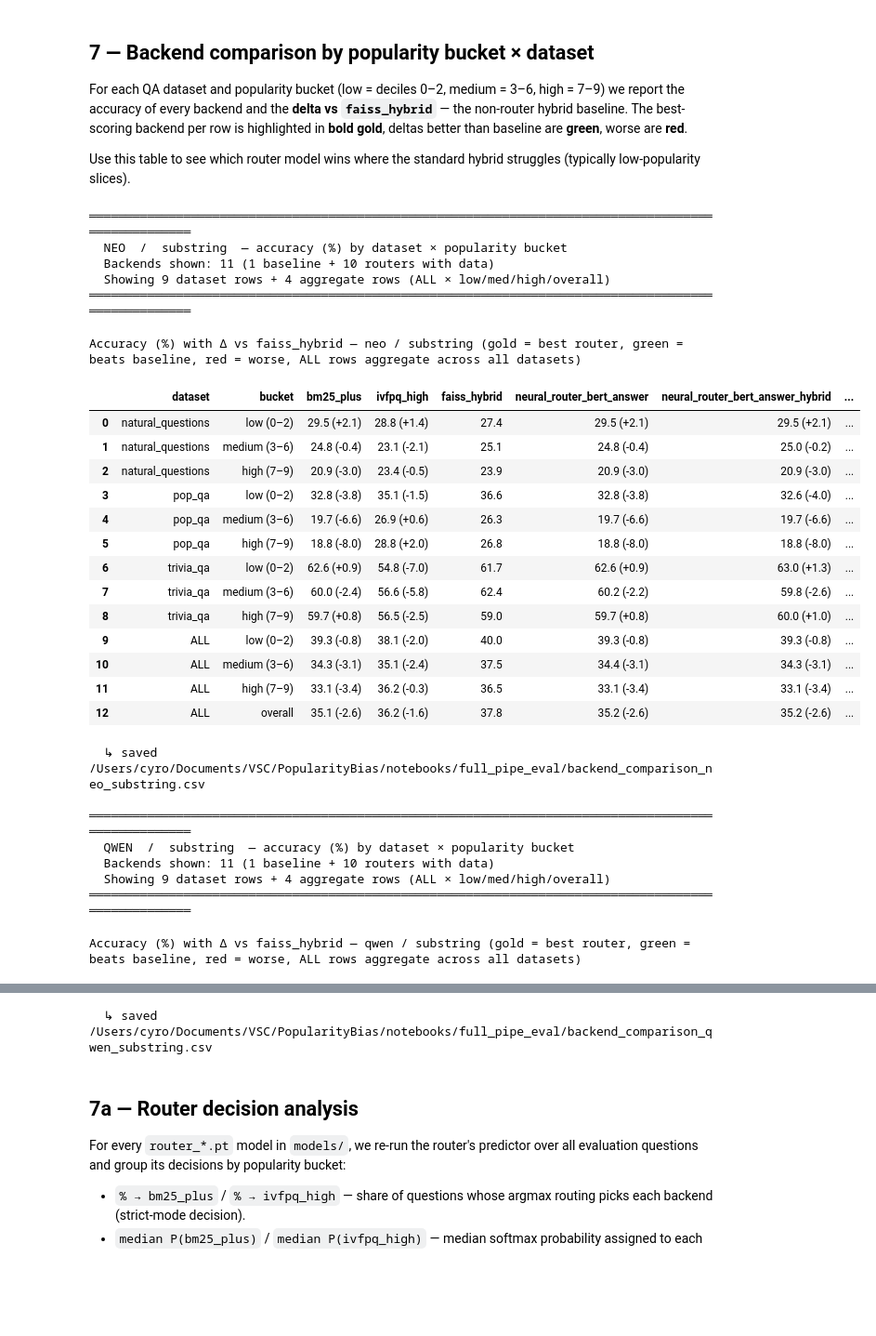
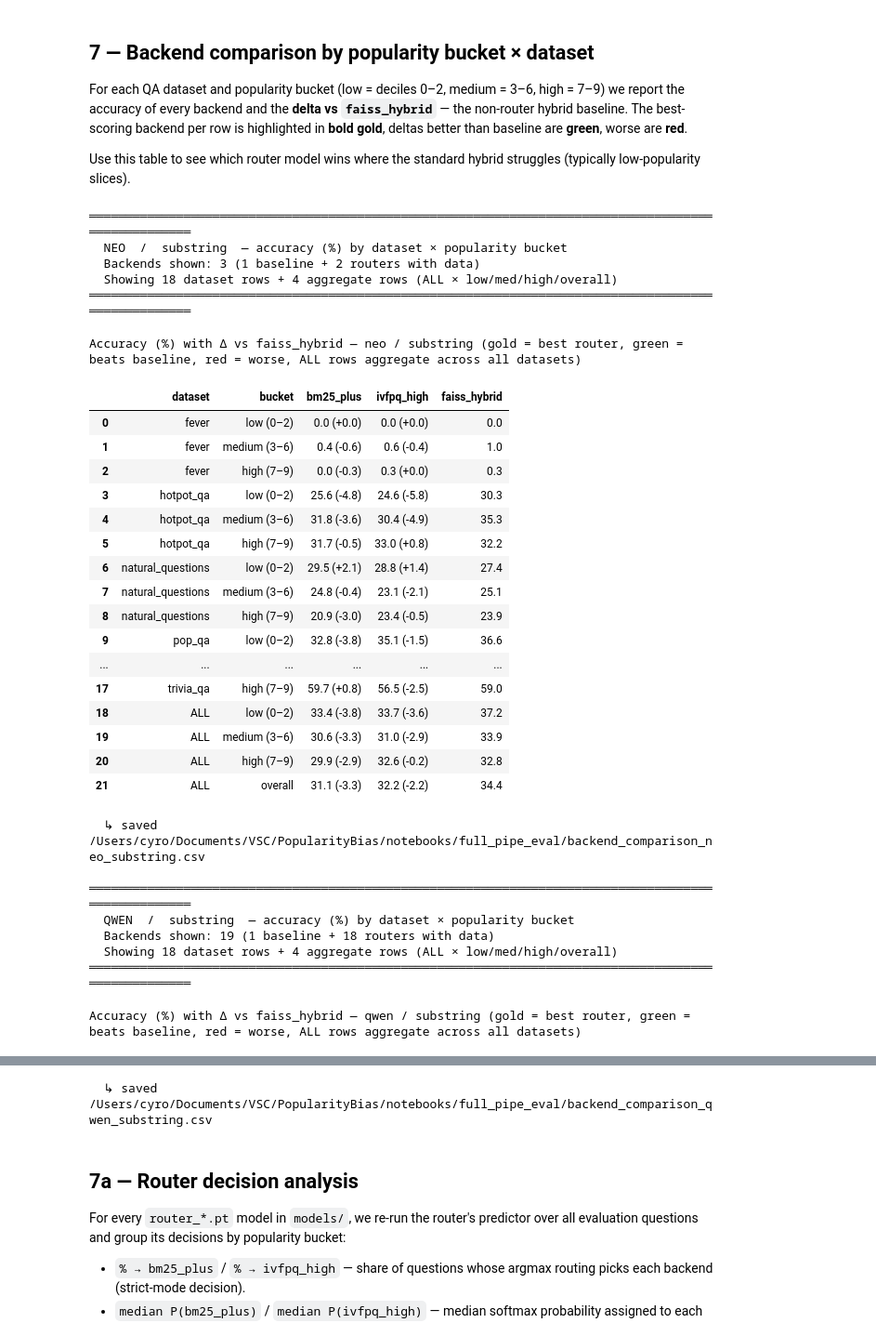
Before and after one commit to Cyro292/PopularityBias, a Jupyter notebook: notebooks/full_pipe_eval/03_popularity_bias.ipynb, the cells around one changed output, grey strips where cells are left out. Shown at 93% size. Saved outputs shown, nothing was run; the diff lists cells and outputs as text; code cells hidden in the pictures; blank space fills up the shorter version.

```diff
--- a/notebooks/full_pipe_eval/03_popularity_bias.ipynb
+++ b/notebooks/full_pipe_eval/03_popularity_bias.ipynb
@@ -560,9 +578,6 @@ def _weighted_acc(df_slice, backend, ctx):
 
 for ev in EVALUATOR_KEYS:
     df_ev = results_all[results_all["evaluator"] == ev].copy()
-    df_ev = df_ev[df_ev["dataset"] != "hotpot_qa"]
-    df_ev = df_ev[df_ev["dataset"] != "trex"]
-    df_ev = df_ev[df_ev["dataset"] != "fever"]
     if "dataset" not in df_ev.columns:
         print(f"No 'dataset' column — skipping {ev}")
         continue
@@ -679,54 +694,57 @@ for ev in EVALUATOR_KEYS:
             .set_properties(
                 **{"text-align": "center", "font-family": "monospace", "font-size": "11px"}
             )
             .set_table_styles([
                 {"selector": "caption",
                  "props": [("caption-side", "top"), ("font-weight", "bold"),
                            ("font-size", "13px"), ("padding", "8px")]},
                 {"selector": "th",
                  "props": [("font-size", "11px"), ("padding", "4px 6px"),
                            ("background-color", "#F9FAFB")]},
             ])
         )
 
         print(f"\n{'═' * 100}")
         print(f"  {llm.upper()}  /  {ev}  — accuracy (%) by dataset × popularity bucket")
         print(f"  Backends shown: {len(available_backends)} "
               f"(1 baseline + {len(routers)} routers with data)")
         print(f"  Showing {n_data_rows} dataset rows + 4 aggregate rows (ALL × low/med/high/overall)")
         print(f"{'═' * 100}")
         display(styler)
 
         # Save raw values for downstream use
         out_csv = IMAGES_DIR.parent / f"backend_comparison_{llm}_{ev}.csv"
         cmp_df.to_csv(out_csv, index=False)
         print(f"  ↳ saved {out_csv}")
 # %% [output]
 ════════════════════════════════════════════════════════════════════════════════════════════════════
   NEO  /  substring  — accuracy (%) by dataset × popularity bucket
-  Backends shown: 11 (1 baseline + 10 routers with data)
-  Showing 9 dataset rows + 4 aggregate rows (ALL × low/med/high/overall)
+  Backends shown: 3 (1 baseline + 2 routers with data)
+  Showing 18 dataset rows + 4 aggregate rows (ALL × low/med/high/overall)
 ════════════════════════════════════════════════════════════════════════════════════════════════════
 Accuracy (%) with Δ vs faiss_hybrid — neo / substring (gold = best router, green = beats baseline, red = worse, ALL rows aggregate across all datasets)
-|  | dataset | bucket | bm25_plus | ivfpq_high | faiss_hybrid | neural_router_bert_answer | neural_router_bert_answer_hybrid | ... |
-| 0 | natural_questions | low (0–2) | 29.5 (+2.1) | 28.8 (+1.4) | 27.4 | 29.5 (+2.1) | 29.5 (+2.1) | ... |
-| 1 | natural_questions | medium (3–6) | 24.8 (-0.4) | 23.1 (-2.1) | 25.1 | 24.8 (-0.4) | 25.0 (-0.2) | ... |
-| 2 | natural_questions | high (7–9) | 20.9 (-3.0) | 23.4 (-0.5) | 23.9 | 20.9 (-3.0) | 20.9 (-3.0) | ... |
-| 3 | pop_qa | low (0–2) | 32.8 (-3.8) | 35.1 (-1.5) | 36.6 | 32.8 (-3.8) | 32.6 (-4.0) | ... |
-| 4 | pop_qa | medium (3–6) | 19.7 (-6.6) | 26.9 (+0.6) | 26.3 | 19.7 (-6.6) | 19.7 (-6.6) | ... |
-| 5 | pop_qa | high (7–9) | 18.8 (-8.0) | 28.8 (+2.0) | 26.8 | 18.8 (-8.0) | 18.8 (-8.0) | ... |
-| 6 | trivia_qa | low (0–2) | 62.6 (+0.9) | 54.8 (-7.0) | 61.7 | 62.6 (+0.9) | 63.0 (+1.3) | ... |
-| 7 | trivia_qa | medium (3–6) | 60.0 (-2.4) | 56.6 (-5.8) | 62.4 | 60.2 (-2.2) | 59.8 (-2.6) | ... |
-| 8 | trivia_qa | high (7–9) | 59.7 (+0.8) | 56.5 (-2.5) | 59.0 | 59.7 (+0.8) | 60.0 (+1.0) | ... |
-| 9 | ALL | low (0–2) | 39.3 (-0.8) | 38.1 (-2.0) | 40.0 | 39.3 (-0.8) | 39.3 (-0.8) | ... |
-| 10 | ALL | medium (3–6) | 34.3 (-3.1) | 35.1 (-2.4) | 37.5 | 34.4 (-3.1) | 34.3 (-3.1) | ... |
-| 11 | ALL | high (7–9) | 33.1 (-3.4) | 36.2 (-0.3) | 36.5 | 33.1 (-3.4) | 33.1 (-3.4) | ... |
-| 12 | ALL | overall | 35.1 (-2.6) | 36.2 (-1.6) | 37.8 | 35.2 (-2.6) | 35.2 (-2.6) | ... |
+|  | dataset | bucket | bm25_plus | ivfpq_high | faiss_hybrid |
+| 0 | fever | low (0–2) | 0.0 (+0.0) | 0.0 (+0.0) | 0.0 |
+| 1 | fever | medium (3–6) | 0.4 (-0.6) | 0.6 (-0.4) | 1.0 |
+| 2 | fever | high (7–9) | 0.0 (-0.3) | 0.3 (+0.0) | 0.3 |
+| 3 | hotpot_qa | low (0–2) | 25.6 (-4.8) | 24.6 (-5.8) | 30.3 |
+| 4 | hotpot_qa | medium (3–6) | 31.8 (-3.6) | 30.4 (-4.9) | 35.3 |
+| 5 | hotpot_qa | high (7–9) | 31.7 (-0.5) | 33.0 (+0.8) | 32.2 |
+| 6 | natural_questions | low (0–2) | 29.5 (+2.1) | 28.8 (+1.4) | 27.4 |
+| 7 | natural_questions | medium (3–6) | 24.8 (-0.4) | 23.1 (-2.1) | 25.1 |
+| 8 | natural_questions | high (7–9) | 20.9 (-3.0) | 23.4 (-0.5) | 23.9 |
+| 9 | pop_qa | low (0–2) | 32.8 (-3.8) | 35.1 (-1.5) | 36.6 |
+| ... | ... | ... | ... | ... | ... |
+| 17 | trivia_qa | high (7–9) | 59.7 (+0.8) | 56.5 (-2.5) | 59.0 |
+| 18 | ALL | low (0–2) | 33.4 (-3.8) | 33.7 (-3.6) | 37.2 |
+| 19 | ALL | medium (3–6) | 30.6 (-3.3) | 31.0 (-2.9) | 33.9 |
+| 20 | ALL | high (7–9) | 29.9 (-2.9) | 32.6 (-0.2) | 32.8 |
+| 21 | ALL | overall | 31.1 (-3.3) | 32.2 (-2.2) | 34.4 |
   ↳ saved /Users/cyro/Documents/VSC/PopularityBias/notebooks/full_pipe_eval/backend_comparison_neo_substring.csv
 
 ════════════════════════════════════════════════════════════════════════════════════════════════════
   QWEN  /  substring  — accuracy (%) by dataset × popularity bucket
-  Backends shown: 11 (1 baseline + 10 routers with data)
-  Showing 9 dataset rows + 4 aggregate rows (ALL × low/med/high/overall)
+  Backends shown: 19 (1 baseline + 18 routers with data)
+  Showing 18 dataset rows + 4 aggregate rows (ALL × low/med/high/overall)
 ════════════════════════════════════════════════════════════════════════════════════════════════════
 Accuracy (%) with Δ vs faiss_hybrid — qwen / substring (gold = best router, green = beats baseline, red = worse, ALL rows aggregate across all datasets)
```
Also changed, not shown: parts of 8 cells of this notebook, 18 other files.
